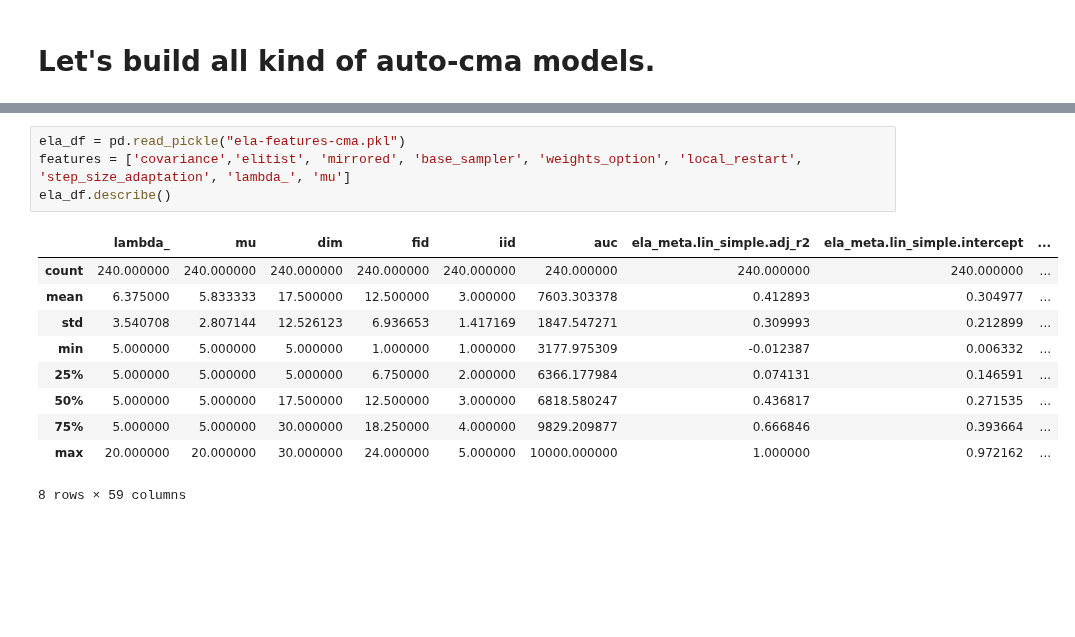
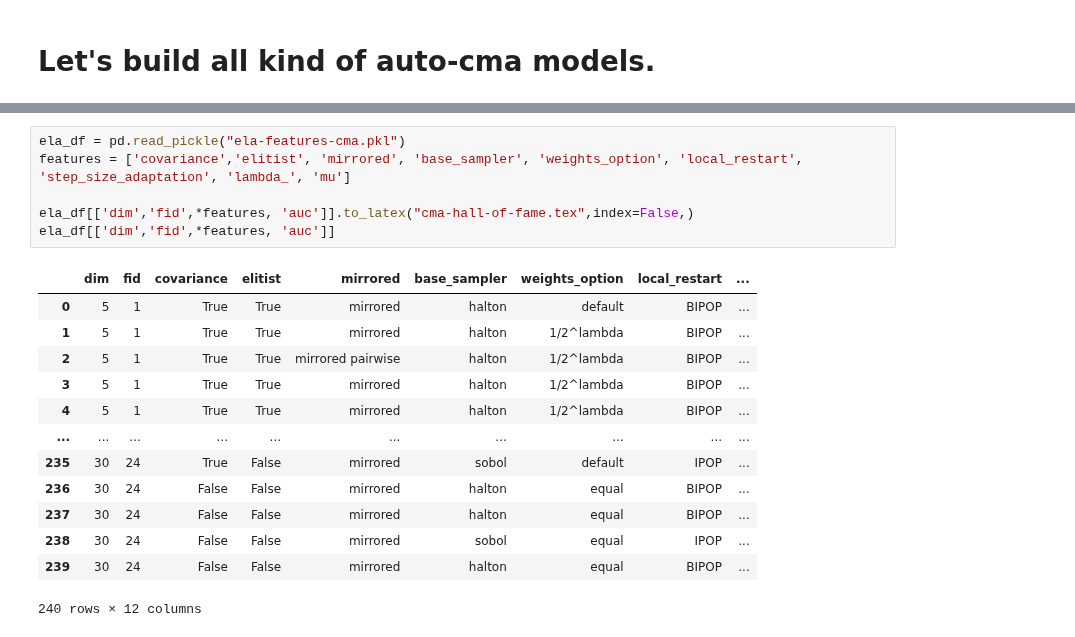
Before and after one commit to nikivanstein/ioh-explainer, a Jupyter notebook: autocma-notebook.ipynb, the cells around one changed output, grey strips where cells are left out. Cells and saved outputs as stored; diff of their text form; blank space fills up the shorter version.

```diff
--- a/autocma-notebook.ipynb
+++ b/autocma-notebook.ipynb
@@ -25,18 +25,23 @@ Using `tqdm.autonotebook.tqdm` in notebook mode. Use `tqdm.tqdm` instead to forc
 # %%
 ela_df = pd.read_pickle("ela-features-cma.pkl")
 features = ['covariance','elitist', 'mirrored', 'base_sampler', 'weights_option', 'local_restart', 'step_size_adaptation', 'lambda_', 'mu']
-ela_df.describe()
+
+ela_df[['dim','fid',*features, 'auc']].to_latex("cma-hall-of-fame.tex",index=False,)
+ela_df[['dim','fid',*features, 'auc']]
 # %% [output]
-|  | lambda_ | mu | dim | fid | iid | auc | ela_meta.lin_simple.adj_r2 | ela_meta.lin_simple.intercept | ... |
-| count | 240.000000 | 240.000000 | 240.000000 | 240.000000 | 240.000000 | 240.000000 | 240.000000 | 240.000000 | ... |
-| mean | 6.375000 | 5.833333 | 17.500000 | 12.500000 | 3.000000 | 7603.303378 | 0.412893 | 0.304977 | ... |
-| std | 3.540708 | 2.807144 | 12.526123 | 6.936653 | 1.417169 | 1847.547271 | 0.309993 | 0.212899 | ... |
-| min | 5.000000 | 5.000000 | 5.000000 | 1.000000 | 1.000000 | 3177.975309 | -0.012387 | 0.006332 | ... |
-| 25% | 5.000000 | 5.000000 | 5.000000 | 6.750000 | 2.000000 | 6366.177984 | 0.074131 | 0.146591 | ... |
-| 50% | 5.000000 | 5.000000 | 17.500000 | 12.500000 | 3.000000 | 6818.580247 | 0.436817 | 0.271535 | ... |
-| 75% | 5.000000 | 5.000000 | 30.000000 | 18.250000 | 4.000000 | 9829.209877 | 0.666846 | 0.393664 | ... |
-| max | 20.000000 | 20.000000 | 30.000000 | 24.000000 | 5.000000 | 10000.000000 | 1.000000 | 0.972162 | ... |
+|  | dim | fid | covariance | elitist | mirrored | base_sampler | weights_option | local_restart | ... |
+| 0 | 5 | 1 | True | True | mirrored | halton | default | BIPOP | ... |
+| 1 | 5 | 1 | True | True | mirrored | halton | 1/2^lambda | BIPOP | ... |
+| 2 | 5 | 1 | True | True | mirrored pairwise | halton | 1/2^lambda | BIPOP | ... |
+| 3 | 5 | 1 | True | True | mirrored | halton | 1/2^lambda | BIPOP | ... |
+| 4 | 5 | 1 | True | True | mirrored | halton | 1/2^lambda | BIPOP | ... |
+| ... | ... | ... | ... | ... | ... | ... | ... | ... | ... |
+| 235 | 30 | 24 | True | False | mirrored | sobol | default | IPOP | ... |
+| 236 | 30 | 24 | False | False | mirrored | halton | equal | BIPOP | ... |
+| 237 | 30 | 24 | False | False | mirrored | halton | equal | BIPOP | ... |
+| 238 | 30 | 24 | False | False | mirrored | sobol | equal | IPOP | ... |
+| 239 | 30 | 24 | False | False | mirrored | halton | equal | BIPOP | ... |
-8 rows × 59 columns
+240 rows × 12 columns
 # %%
 #load explainer
 data_file = "cma_final.pkl" #read in modular DE data
```
Also changed, not shown: parts of 6 cells of this notebook, 38 other files.
